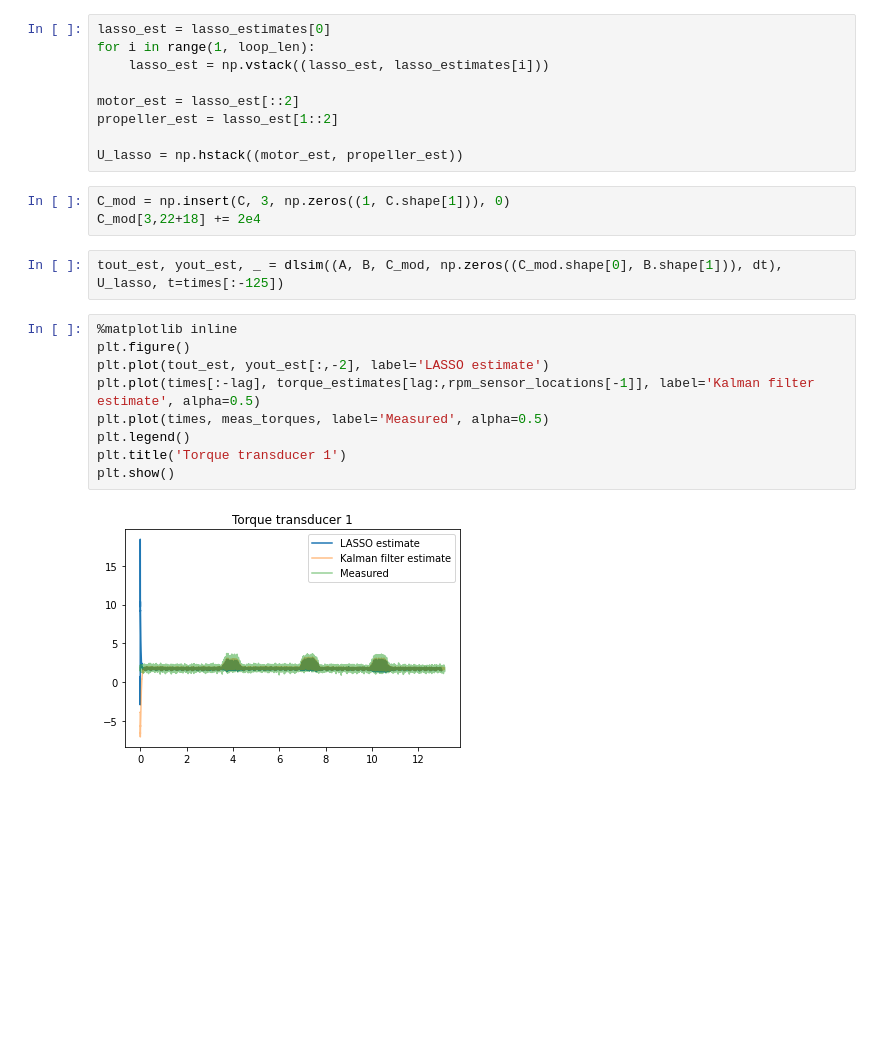
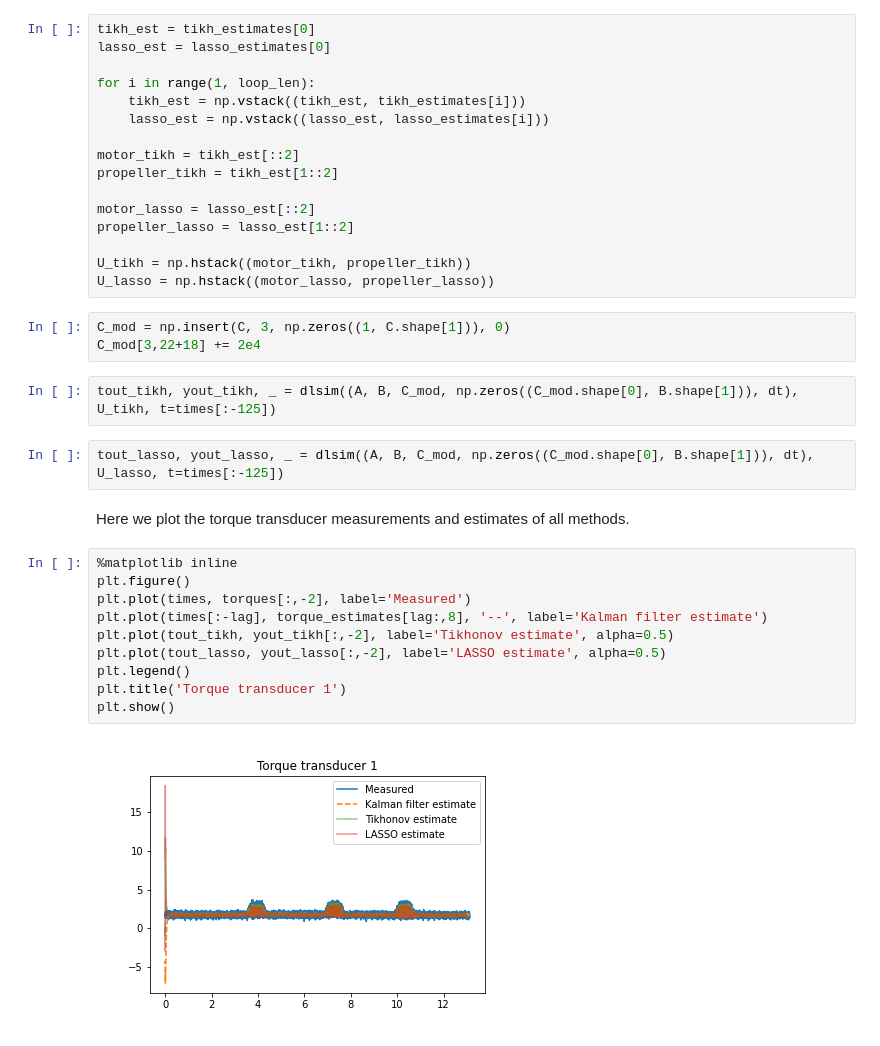
Before and after one commit to urho-h/torque_estimation_masters, a Jupyter notebook: notebooks/kf_vs_cvx_MSSP.ipynb, the cells around one changed output. Drawn from its saved outputs; the diff is of its cells as text; blank space fills up the shorter version.

```diff
--- a/notebooks/kf_vs_cvx_MSSP.ipynb
+++ b/notebooks/kf_vs_cvx_MSSP.ipynb
@@ -618,29 +618,41 @@ plt.show()
 # %% [output]
 [figure]
 # %%
+tikh_est = tikh_estimates[0]
 lasso_est = lasso_estimates[0]
+
 for i in range(1, loop_len):
+    tikh_est = np.vstack((tikh_est, tikh_estimates[i]))
     lasso_est = np.vstack((lasso_est, lasso_estimates[i]))
 
-motor_est = lasso_est[::2]
-propeller_est = lasso_est[1::2]
+motor_tikh = tikh_est[::2]
+propeller_tikh = tikh_est[1::2]
 
-U_lasso = np.hstack((motor_est, propeller_est))
+motor_lasso = lasso_est[::2]
+propeller_lasso = lasso_est[1::2]
+
+U_tikh = np.hstack((motor_tikh, propeller_tikh))
+U_lasso = np.hstack((motor_lasso, propeller_lasso))
 # %%
 C_mod = np.insert(C, 3, np.zeros((1, C.shape[1])), 0)
 C_mod[3,22+18] += 2e4
+# %%
+tout_tikh, yout_tikh, _ = dlsim((A, B, C_mod, np.zeros((C_mod.shape[0], B.shape[1])), dt), U_tikh, t=times[:-125])
 # %%
-tout_est, yout_est, _ = dlsim((A, B, C_mod, np.zeros((C_mod.shape[0], B.shape[1])), dt), U_lasso, t=times[:-125])
+tout_lasso, yout_lasso, _ = dlsim((A, B, C_mod, np.zeros((C_mod.shape[0], B.shape[1])), dt), U_lasso, t=times[:-125])
+# %% [markdown]
+Here we plot the torque transducer measurements and estimates of all methods.
 # %%
 %matplotlib inline
 plt.figure()
-plt.plot(tout_est, yout_est[:,-2], label='LASSO estimate')
-plt.plot(times[:-lag], torque_estimates[lag:,rpm_sensor_locations[-1]], label='Kalman filter estimate', alpha=0.5)
-plt.plot(times, meas_torques, label='Measured', alpha=0.5)
+plt.plot(times, torques[:,-2], label='Measured')
+plt.plot(times[:-lag], torque_estimates[lag:,8], '--', label='Kalman filter estimate')
+plt.plot(tout_tikh, yout_tikh[:,-2], label='Tikhonov estimate', alpha=0.5)
+plt.plot(tout_lasso, yout_lasso[:,-2], label='LASSO estimate', alpha=0.5)
 plt.legend()
 plt.title('Torque transducer 1')
 plt.show()
 # %% [output]
-[figure, old version]
+[figure, new version]
 # %%
 %matplotlib inline
```
Also changed, not shown: parts of 1 cell of this notebook.
